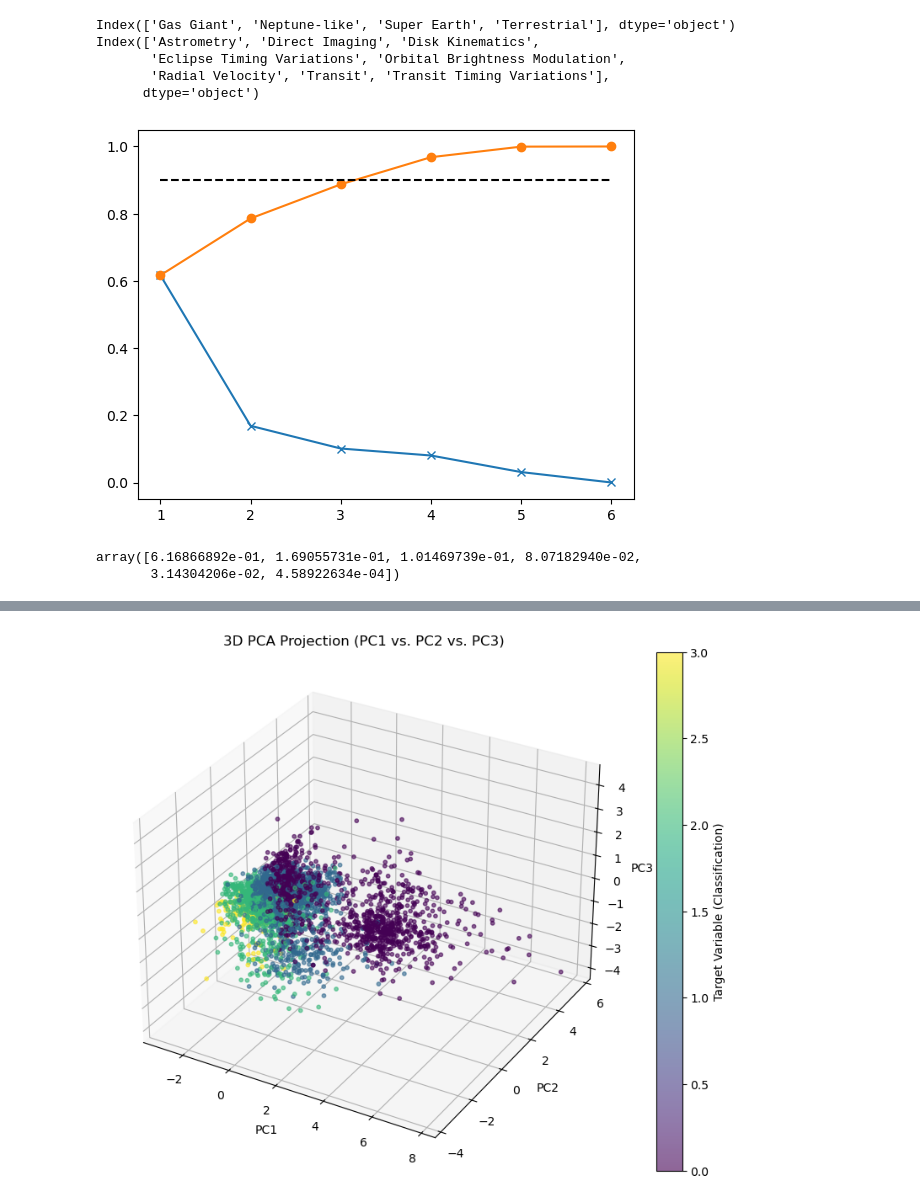
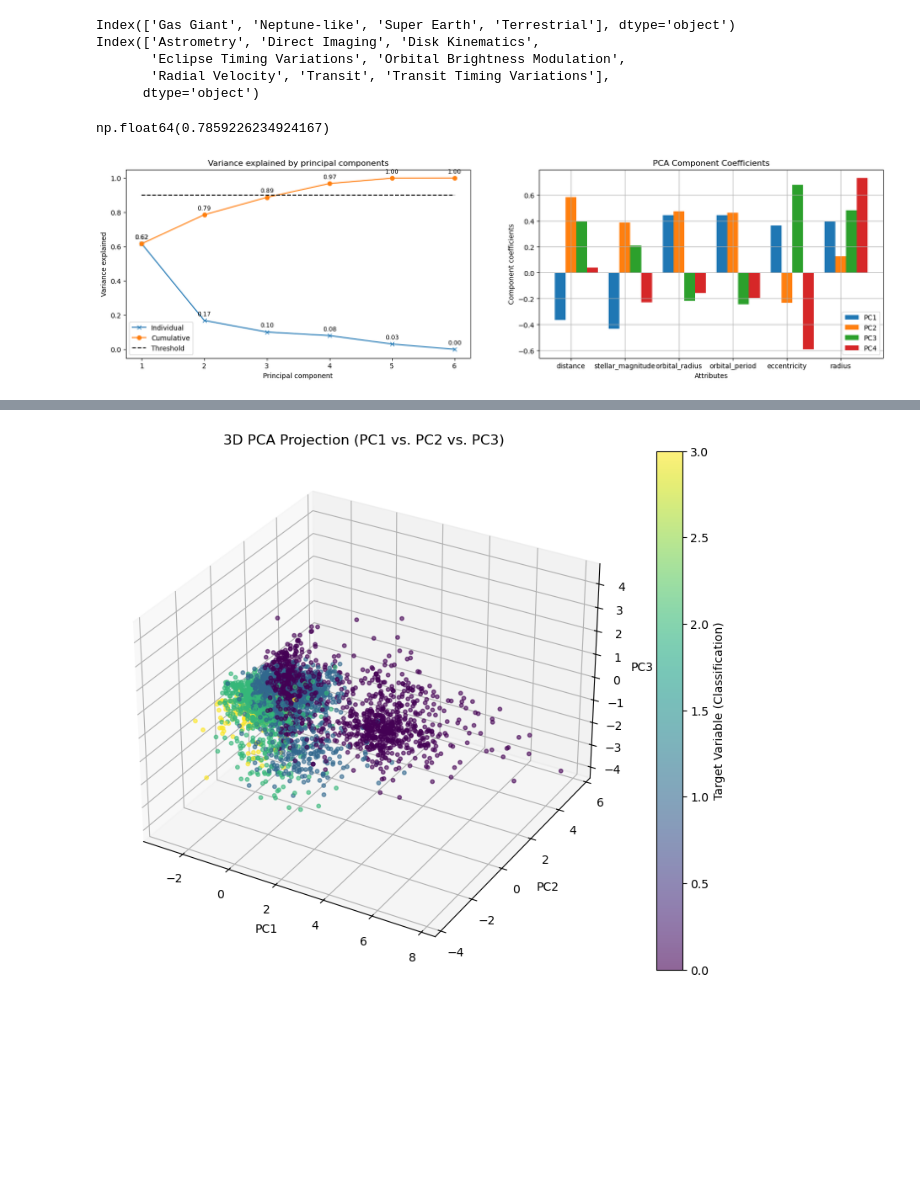
Before and after one commit to lelegod/ml_project, a Jupyter notebook: PCA.ipynb, the cells around one changed output, grey strips where cells are left out. Cells and saved outputs as stored; diff of their text form; code cells hidden in the pictures; blank space fills up the shorter version.

```diff
--- a/PCA.ipynb
+++ b/PCA.ipynb
@@ -142,17 +169,53 @@ V = pca.components_.T
 rho = pca.explained_variance_ratio_
 
 threshold = 0.90
-
-plt.figure()
-plt.plot(range(1, len(rho)+1), rho, "x-")
-plt.plot(range(1, len(rho)+1), np.cumsum(rho), "o-")
-plt.plot([1, len(rho)], [threshold, threshold], "k--")
-plt.show()
-rho
+sum(rho[:2])
 # %% [output]
-[figure, removed]
-array([6.16866892e-01, 1.69055731e-01, 1.01469739e-01, 8.07182940e-02,
-       3.14304206e-02, 4.58922634e-04])
+np.float64(0.7859226234924167)
+# %%
+fig, axs = plt.subplots(1, 2, figsize=(20, 5))
+
+axs[0].plot(range(1, len(rho)+1), rho, "x-")
+axs[0].plot(range(1, len(rho)+1), np.cumsum(rho), "o-")
+axs[0].plot([1, len(rho)], [threshold, threshold], "k--")
+axs[0].set_title("Variance explained by principal components")
+axs[0].set_xlabel("Principal component")
+axs[0].set_ylabel("Variance explained")
+axs[0].legend(["Individual", "Cumulative", "Threshold"])
+bw = 0.2
+
+for i, val in enumerate(rho):
+    axs[0].text(
+        i + 1,
+        val + 0.02,
+        f'{val:.2f}',
+        ha='center',
+        va='bottom',
+        fontsize=9
+    )
+
+r = np.arange(1, X_pca.shape[1] + 1)
+axs[1].set_title("PCA Component Coefficients")
+for i, pc in enumerate(V[:, :4].T):
+    axs[1].bar(r + i * bw, pc, width=bw, label=f"PC{i+1}")
+axs[1].set_xticks(r + bw, X_pca.columns)
+axs[1].set_xlabel("Attributes")
+axs[1].set_ylabel("Component coefficients")
+axs[1].legend()
+axs[1].grid()
+
+for i, val in enumerate(np.cumsum(rho)):
+    axs[0].text(
+        i + 1,
+        val + 0.02,
+        f'{val:.2f}',
+        ha='center',
+        va='bottom',
+        fontsize=9
+    )
+plt.show()
+# %% [output]
+[figure, added]
 # %%
 PC_idxs = [0, 1]
 unique_types = np.unique(y_classification)
```
Also changed, not shown: parts of 6 cells of this notebook, 1 other file.
